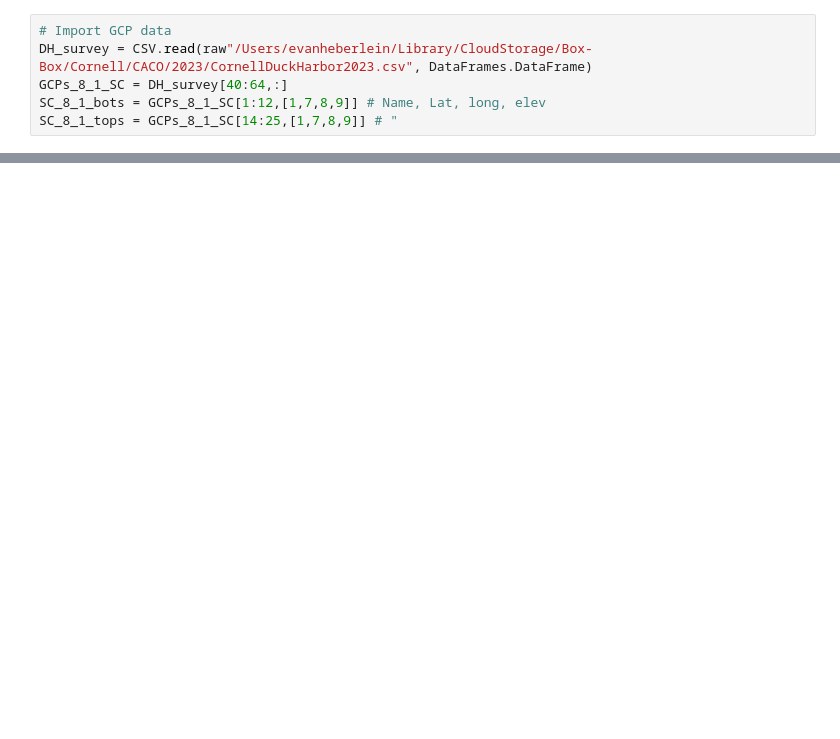
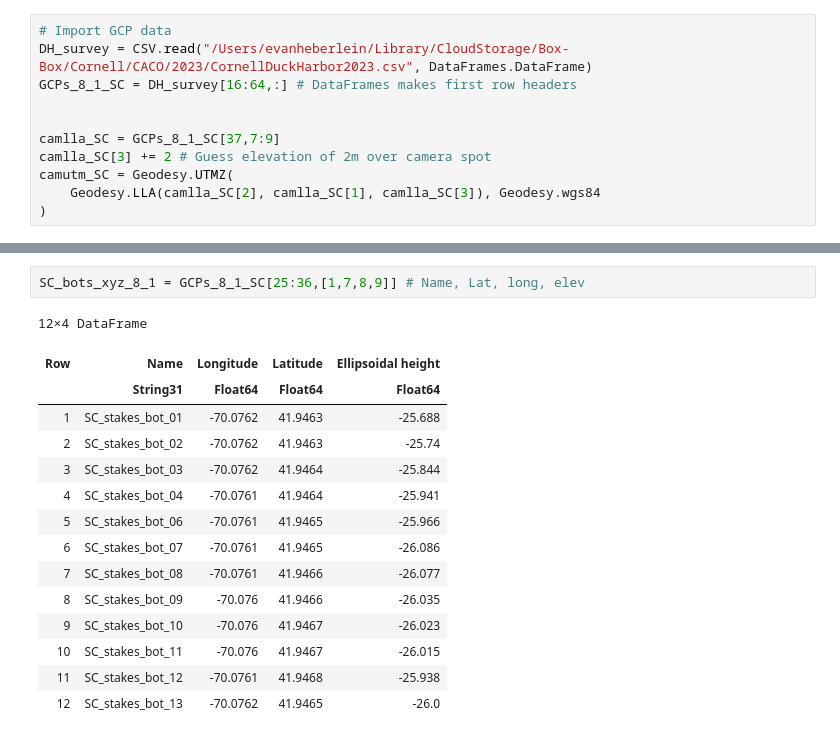
Before and after one commit to evanheberlein/CACO, a Jupyter notebook: CACO_23_jl/DH_georef.ipynb, the cells around one changed output, grey strips where cells are left out. Saved outputs shown, nothing was run; the diff lists cells and outputs as text; blank space fills up the shorter version.

```diff
--- a/CACO_23_jl/DH_georef.ipynb
+++ b/CACO_23_jl/DH_georef.ipynb
@@ -4,7 +29,12 @@ import CSV, DataFrames
 # %%
 # Import GCP data
-DH_survey = CSV.read(raw"/Users/evanheberlein/Library/CloudStorage/Box-Box/Cornell/CACO/2023/CornellDuckHarbor2023.csv", DataFrames.DataFrame)
-GCPs_8_1_SC = DH_survey[40:64,:]
-SC_8_1_bots = GCPs_8_1_SC[1:12,[1,7,8,9]] # Name, Lat, long, elev
-SC_8_1_tops = GCPs_8_1_SC[14:25,[1,7,8,9]] # "
+DH_survey = CSV.read("/Users/evanheberlein/Library/CloudStorage/Box-Box/Cornell/CACO/2023/CornellDuckHarbor2023.csv", DataFrames.DataFrame)
+GCPs_8_1_SC = DH_survey[16:64,:] # DataFrames makes first row headers
+
+
+camlla_SC = GCPs_8_1_SC[37,7:9]
+camlla_SC[3] += 2 # Guess elevation of 2m over camera spot
+camutm_SC = Geodesy.UTMZ(
+    Geodesy.LLA(camlla_SC[2], camlla_SC[1], camlla_SC[3]), Geodesy.wgs84
+)
 # %% [output]
@@ -69,0 +135,18 @@ GCPs_8_1_SC[:,"Name"]
+# %%
+SC_bots_xyz_8_1 = GCPs_8_1_SC[25:36,[1,7,8,9]] # Name, Lat, long, elev
+# %% [output]
+12×4 DataFrame
+| Row | Name | Longitude | Latitude | Ellipsoidal height |
+|  | String31 | Float64 | Float64 | Float64 |
+| 1 | SC_stakes_bot_01 | -70.0762 | 41.9463 | -25.688 |
+| 2 | SC_stakes_bot_02 | -70.0762 | 41.9463 | -25.74 |
+| 3 | SC_stakes_bot_03 | -70.0762 | 41.9464 | -25.844 |
+| 4 | SC_stakes_bot_04 | -70.0761 | 41.9464 | -25.941 |
+| 5 | SC_stakes_bot_06 | -70.0761 | 41.9465 | -25.966 |
+| 6 | SC_stakes_bot_07 | -70.0761 | 41.9465 | -26.086 |
+| 7 | SC_stakes_bot_08 | -70.0761 | 41.9466 | -26.077 |
+| 8 | SC_stakes_bot_09 | -70.076 | 41.9466 | -26.035 |
+| 9 | SC_stakes_bot_10 | -70.076 | 41.9467 | -26.023 |
+| 10 | SC_stakes_bot_11 | -70.076 | 41.9467 | -26.015 |
+| 11 | SC_stakes_bot_12 | -70.0761 | 41.9468 | -25.938 |
+| 12 | SC_stakes_bot_13 | -70.0762 | 41.9465 | -26.0 |
```
Also changed, not shown: parts of 16 cells of this notebook, 11 other files.
